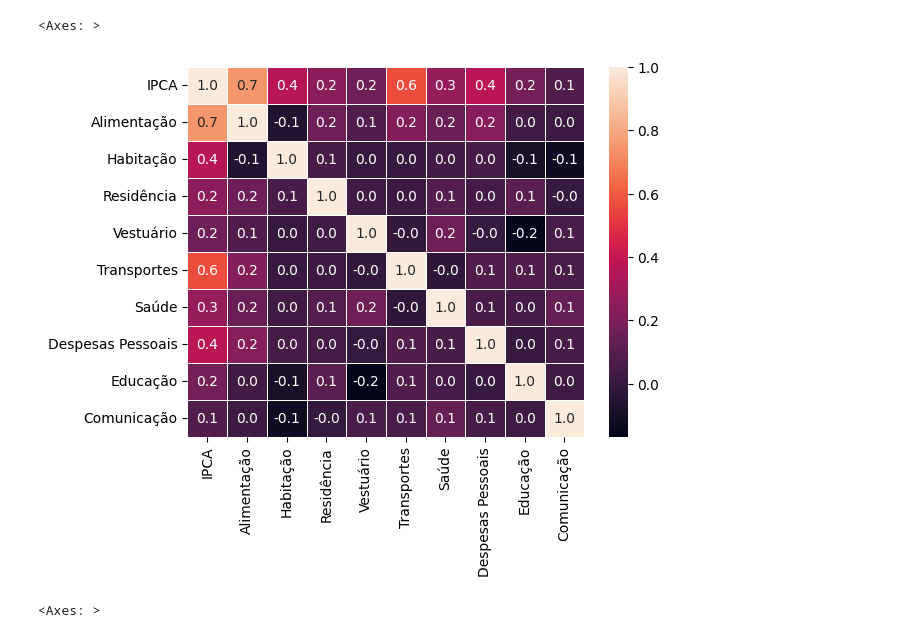
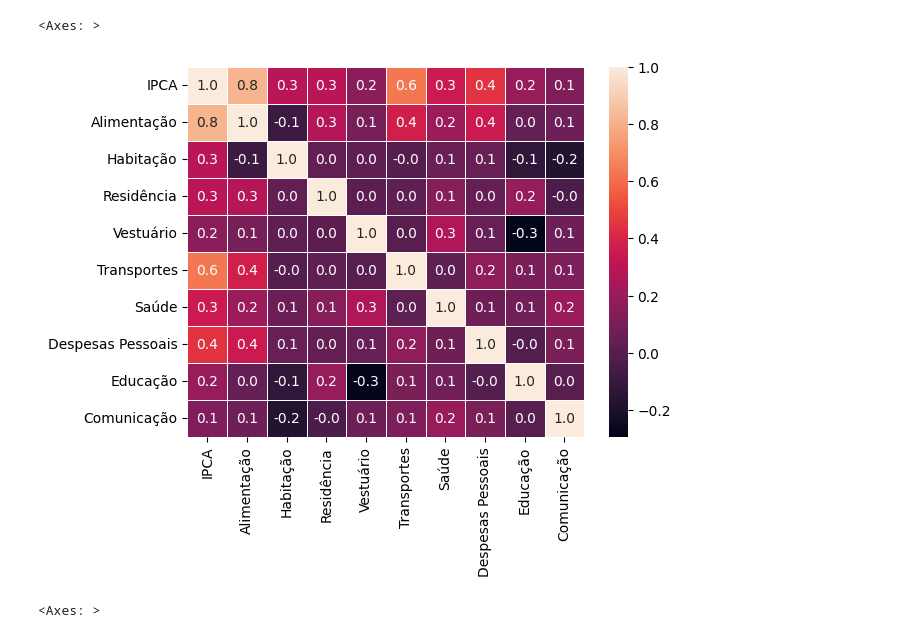
Before and after one commit to masterkey-07/proj-prob-ibge, a Jupyter notebook: notebook.ipynb, the cells around one changed output. Cells and saved outputs as stored; diff of their text form; code cells hidden in the pictures.

```diff
--- a/notebook.ipynb
+++ b/notebook.ipynb
@@ -6,7 +6,7 @@ from IPython import display as ICD
 # %%
 # Coleta e Tratamento dos Dados
 
-dados = read_csv('./grupo_11.csv')
+dados = read_csv('./dados.csv')
 
 columns = list(dados.columns)[2:]
 
@@ -46,14 +46,14 @@ agrupado_ano_mes = dados.groupby(['Mês', 'Ano'])
 # %%
 # Gráfico de Mapa de Calor considerando os Meses dos Anos
 
-correlacao = dados[['IPCA', *columns[:9]]].corr('pearson')
+correlacao = agrupado_ano_mes.sum()[['IPCA', *columns[:9]]].corr('pearson')
 
 plot = sn.heatmap(correlacao, annot=True, fmt=".1f", linewidths=.6)
 
 plot
 # %% [output]
 <Axes: >
-[figure, old version]
+[figure, new version]
 # %%
 # Gráfico de Mapa de Calor considerando o Total dos Anos
 
```
Also changed, not shown: parts of 3 cells of this notebook, 2 other files.
